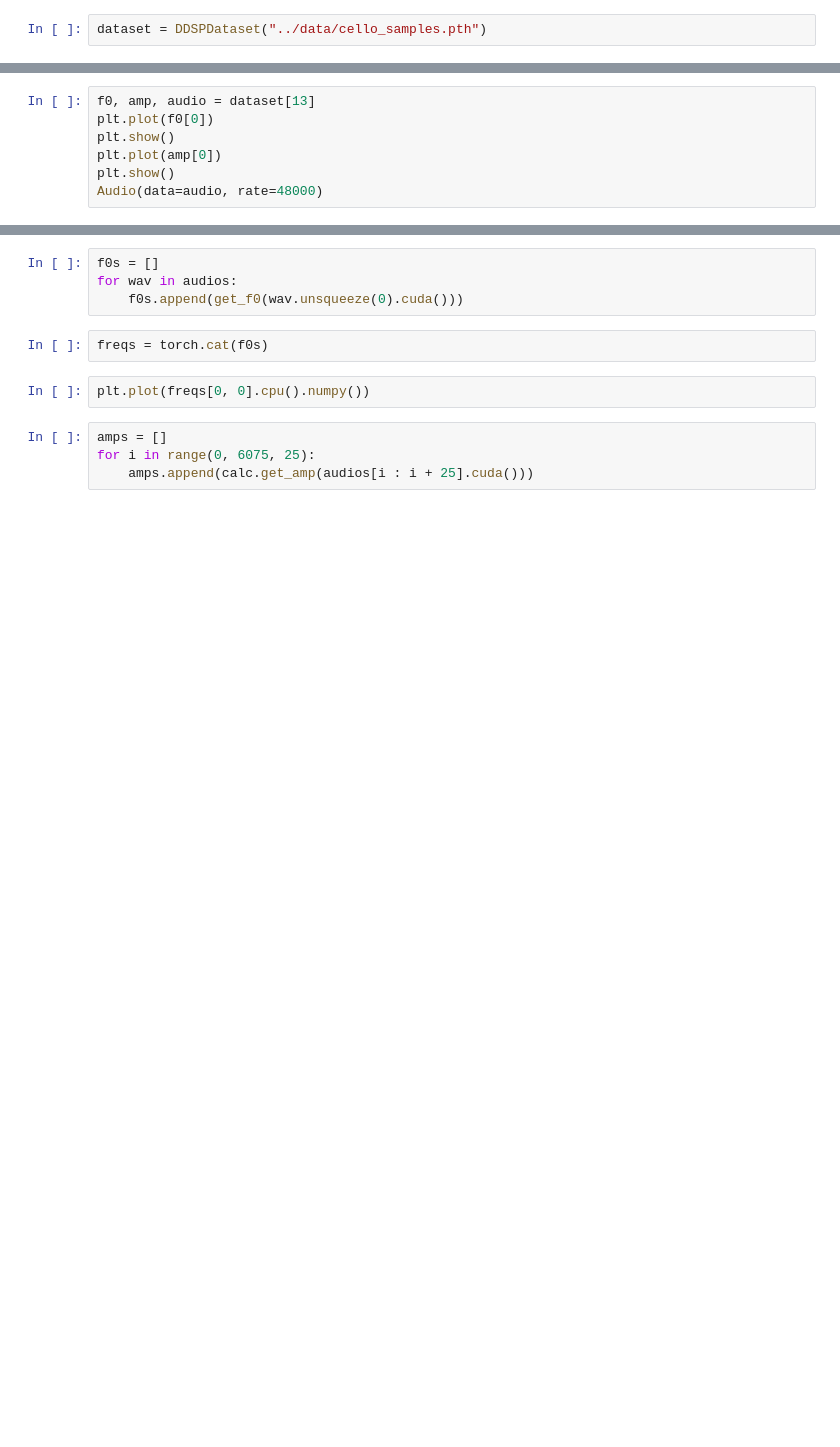
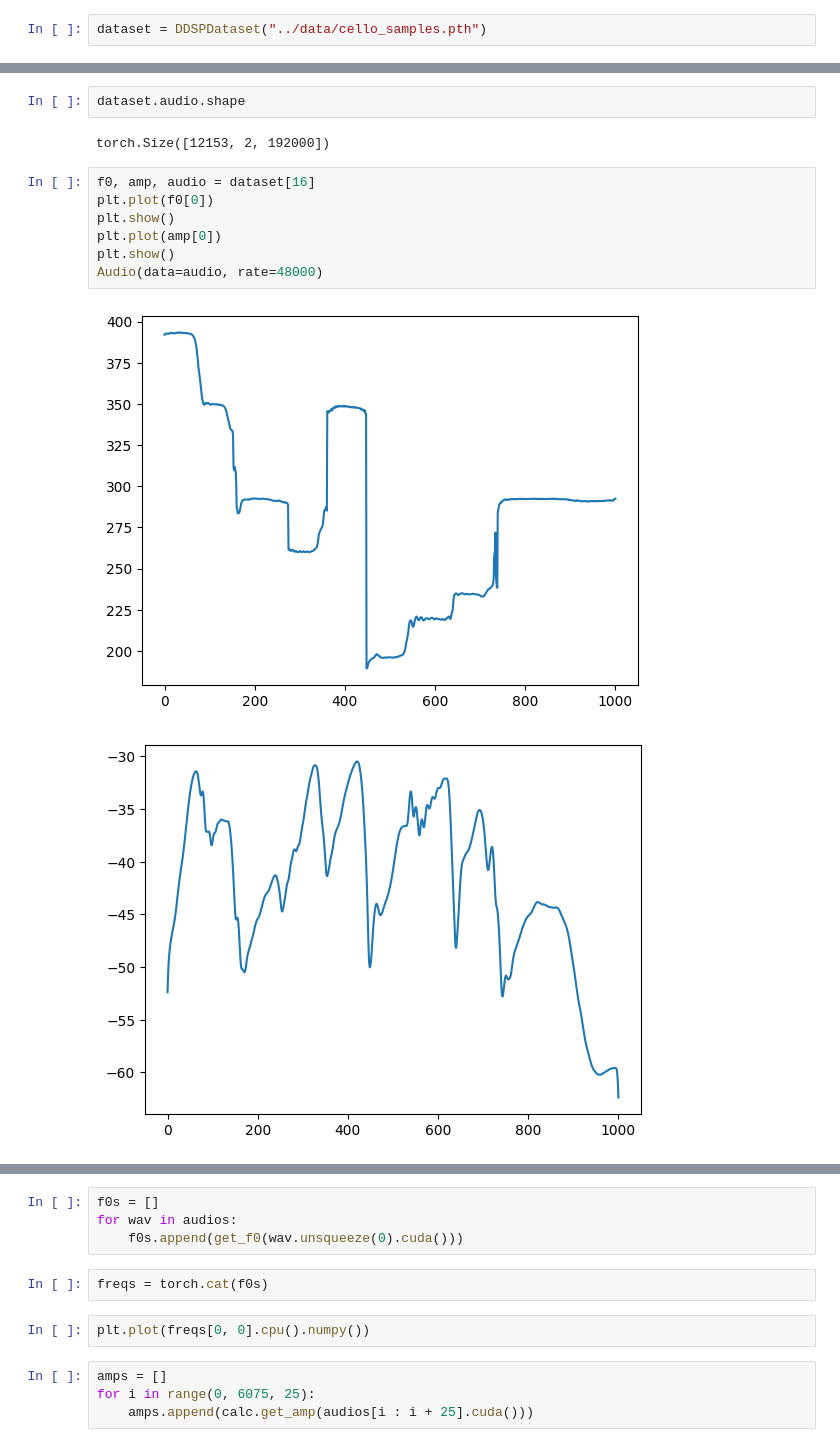
Before and after one commit to kureta/performer, a Jupyter notebook: notebooks/Data exploration.ipynb, the cells around one changed output, grey strips where cells are left out. Cells and saved outputs as stored; diff of their text form; blank space fills up the shorter version.

```diff
--- a/notebooks/Data exploration.ipynb
+++ b/notebooks/Data exploration.ipynb
@@ -58,7 +74,14 @@ dataset.audio.unfold(1, 48000 * 4, 48000 * 1).transpose(0, 1).shape
+# %%
+dataset.audio.shape
+# %% [output]
+torch.Size([12153, 2, 192000])
 # %%
-f0, amp, audio = dataset[13]
+f0, amp, audio = dataset[16]
 plt.plot(f0[0])
 plt.show()
 plt.plot(amp[0])
 plt.show()
 Audio(data=audio, rate=48000)
+# %% [output]
+[figure, added]
+[figure, added]
```
Also changed, not shown: parts of 12 cells of this notebook, 14 other files.
